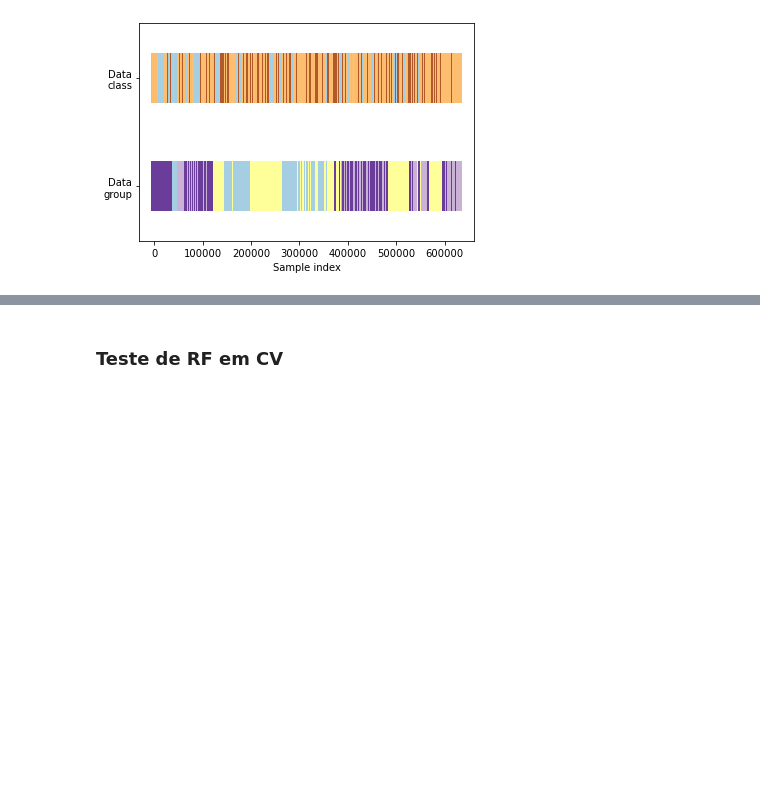
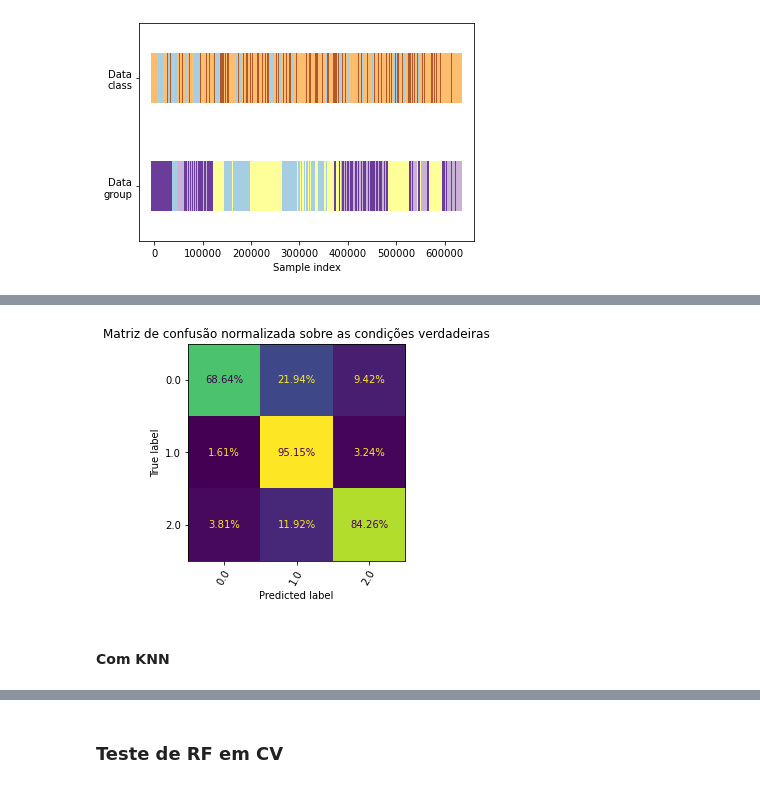
Before and after one commit to egmaziero/ZooWithAI, a Jupyter notebook: Lazaro - Treinamento e Validacao.ipynb, the cells around one changed output, grey strips where cells are left out. Cells and saved outputs as stored; diff of their text form; code cells hidden in the pictures; blank space fills up the shorter version.

```diff
--- a/Lazaro - Treinamento e Validacao.ipynb
+++ b/Lazaro - Treinamento e Validacao.ipynb
@@ -870,0 +1040,9 @@ visualize_groups(y, groups, "no groups")
+# %%
+from sklearn.preprocessing import OrdinalEncoder
+
+ordinal_encoder = OrdinalEncoder()
+
+y_ordinal = ordinal_encoder.fit_transform(y.array.reshape(-1,1))
+# %%
+%%time
+preds = gb_model.predict(X)
@@ -870,0 +1052,3 @@ visualize_groups(y, groups, "no groups")
+# %%
+preds = ordinal_encoder.inverse_transform(preds.reshape(-1,1))
+accuracy_score(y, preds)*100
@@ -870,0 +1069,6 @@ visualize_groups(y, groups, "no groups")
+# %%
+imprimeMatrizDeConfusão(y, preds, gb_model)
+# %% [output]
+[figure, added]
+# %% [markdown]
+#### Com KNN
```
Also changed, not shown: parts of 49 cells of this notebook, 4 other files.
